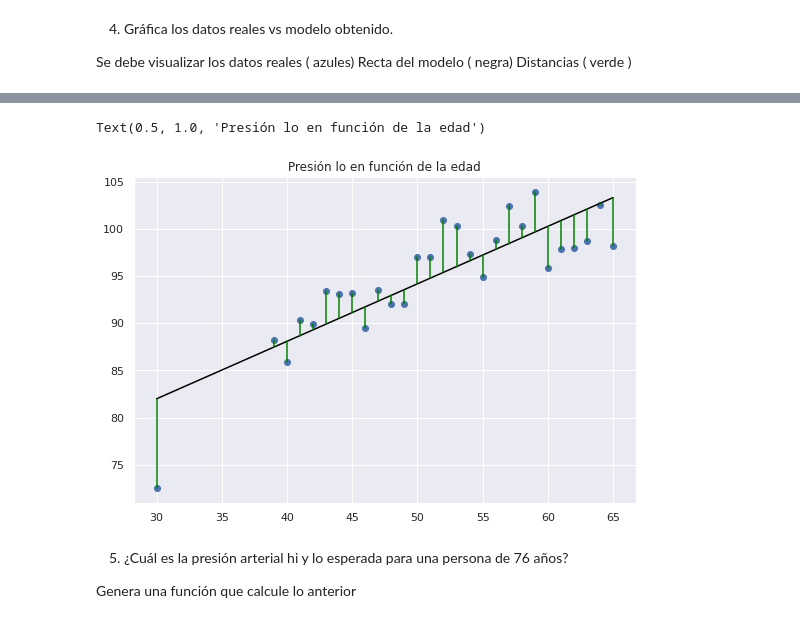
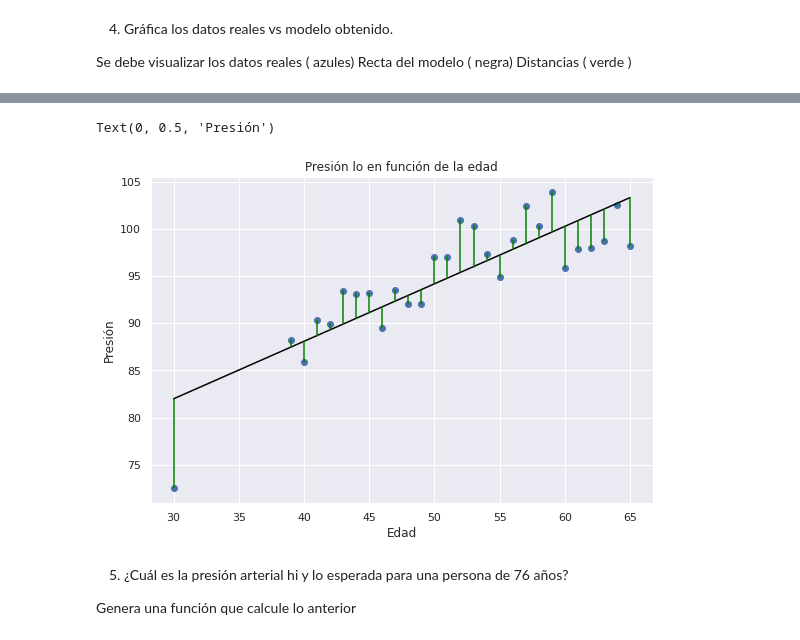
Before and after one commit to santiago-a-serrano/semana-tec, a Jupyter notebook: 6.3 - Actividad Regresion Linea.ipynb, the cells around one changed output, grey strips where cells are left out. Drawn from its saved outputs; the diff is of its cells as text; code cells hidden in the pictures.

```diff
--- a/6.3 - Actividad Regresion Linea.ipynb
+++ b/6.3 - Actividad Regresion Linea.ipynb
@@ -138,27 +140,29 @@ Text(0.5, 1.0, 'Presión hi en función de la edad')
 # %%
 # baja
 # presión baja
 import matplotlib.pyplot as plt
 import seaborn as sns; sns.set()
 import numpy as np
 
 xfit = np.linspace(30,65,28,1)
 yfit = 0.60898106*xfit+63.726200409422745
 
 x = presion['edad']
 y = 0.60898106*presion['edad']+63.726200409422745
 
 from sklearn.linear_model import LinearRegression
 model = LinearRegression(fit_intercept=True)
 
 plt.figure(figsize=(9,6))
 plt.scatter(data=presion, x='edad', y='Average of ap_lo')
 plt.plot(xfit, yfit, color="black")
 plt.plot(np.vstack([x,x]), np.vstack([y, presion['Average of ap_lo']]), color="green");
 plt.title("Presión lo en función de la edad")
+plt.xlabel("Edad")
+plt.ylabel("Presión")
 # %% [output]
-Text(0.5, 1.0, 'Presión lo en función de la edad')
+Text(0, 0.5, 'Presión')
-[figure, old version]
+[figure, new version]
 # %% [markdown]
 5. ¿Cuál es la presión arterial hi y lo esperada para una persona de 76 años?
 
```
Also changed, not shown: parts of 1 cell of this notebook.
